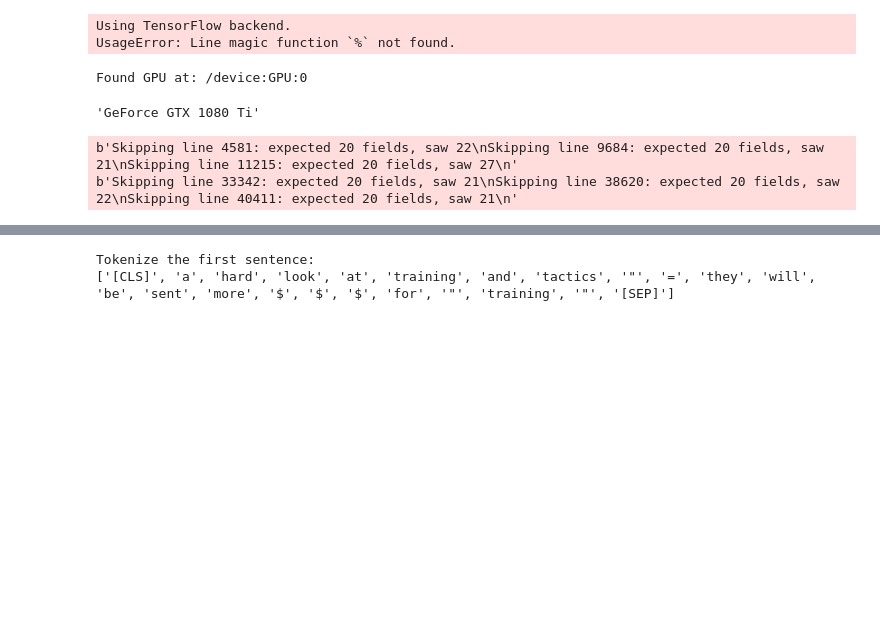
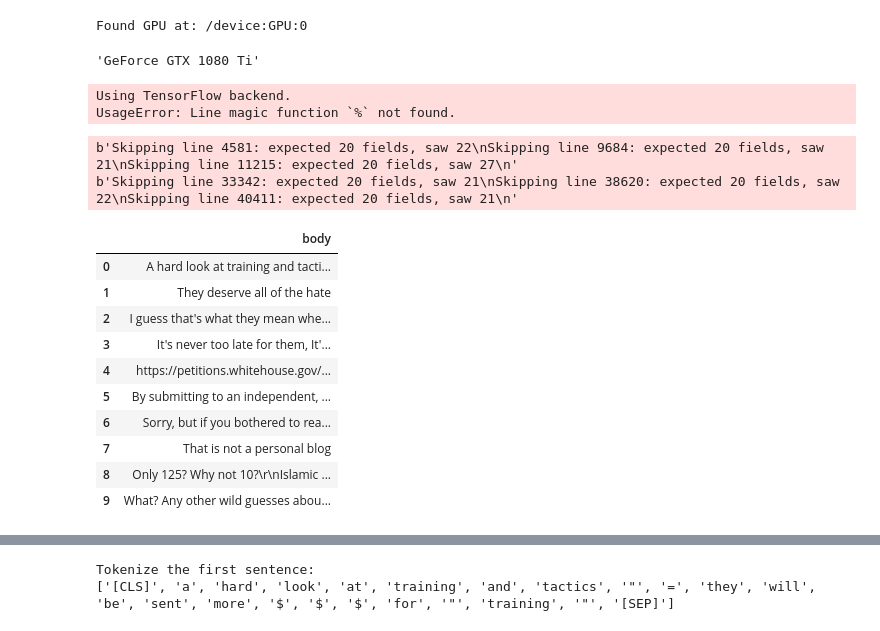
Before and after one commit to ldselvera/BERT-trolls-classifier, a Jupyter notebook: troll_detection.ipynb, the cells around one changed output, grey strips where cells are left out. Cells and saved outputs as stored; diff of their text form; code cells hidden in the pictures; blank space fills up the shorter version.

```diff
--- a/troll_detection.ipynb
+++ b/troll_detection.ipynb
@@ -1,3 +1,13 @@
+# %%
+import tensorflow as tf
+
+device_name = tf.test.gpu_device_name()
+if device_name != '/device:GPU:0':
+    raise SystemError('GPU device not found')
+print('Found GPU at: {}'.format(device_name))
+# %% [output]
+Found GPU at: /device:GPU:0
+'GeForce GTX 1080 Ti'
 # %%
 import torch
 from torch.utils.data import TensorDataset, DataLoader, RandomSampler, SequentialSampler
@@ -16,16 +25,7 @@ from sklearn.utils import shuffle
 Using TensorFlow backend.
 UsageError: Line magic function `%` not found.
 # %%
-import tensorflow as tf
-
-device_name = tf.test.gpu_device_name()
-if device_name != '/device:GPU:0':
-    raise SystemError('GPU device not found')
-print('Found GPU at: {}'.format(device_name))
 device = torch.device("cuda" if torch.cuda.is_available() else "cpu")
 n_gpu = torch.cuda.device_count()
-torch.cuda.get_device_name(1)
+torch.cuda.get_device_name(0)
-# %% [output]
-Found GPU at: /device:GPU:0
-'GeForce GTX 1080 Ti'
 # %%
@@ -48,4 +50,18 @@ Non_Russian = Non_Russian.sample(num_samples)
 # %% [output]
 b'Skipping line 4581: expected 20 fields, saw 22\nSkipping line 9684: expected 20 fields, saw 21\nSkipping line 11215: expected 20 fields, saw 27\n'
 b'Skipping line 33342: expected 20 fields, saw 21\nSkipping line 38620: expected 20 fields, saw 22\nSkipping line 40411: expected 20 fields, saw 21\n'
+# %%
+Russian[['body']].head(10)
+# %% [output]
+|  | body |
+| 0 | A hard look at training and tacti... |
+| 1 | They deserve all of the hate |
+| 2 | I guess that's what they mean whe... |
+| 3 | It's never too late for them, It'... |
+| 4 | https://petitions.whitehouse.gov/... |
+| 5 | By submitting to an independent, ... |
+| 6 | Sorry, but if you bothered to rea... |
+| 7 | That is not a personal blog |
+| 8 | Only 125? Why not 10?\r\nIslamic ... |
+| 9 | What? Any other wild guesses abou... |
 # %%
```
Also changed, not shown: parts of 22 cells of this notebook.
